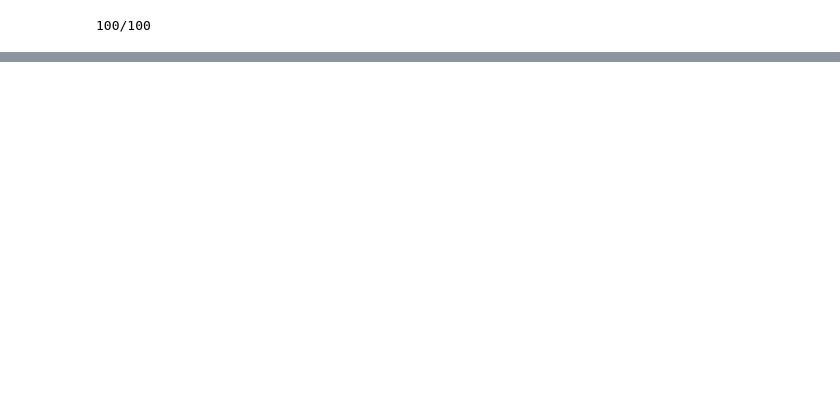
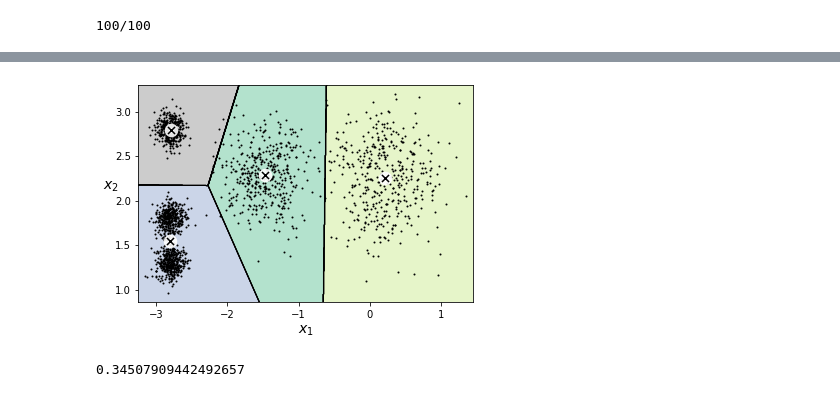
Before and after one commit to fanbyprinciple/hands_on_ml, a Jupyter notebook: chapter_8/Classification and clustering.ipynb, the cells around one changed output, grey strips where cells are left out. Saved outputs shown, nothing was run; the diff lists cells and outputs as text; code cells hidden in the pictures; blank space fills up the shorter version.

```diff
--- a/chapter_8/Classification and clustering.ipynb
+++ b/chapter_8/Classification and clustering.ipynb
@@ -516,0 +561,19 @@ plt.show()
+# %%
+plot_decision_boundaries(kmeans_per_k[4-1], X)
+plt.show()
+# %% [output]
+[figure, added]
+# %%
+# another way to evaluate k means is by looking at silhouettecoefficient
+# mean_sillhouette coefficient equal to (b-a)/max(a,b)
+# where a is the mean distance to other instance in same cluster and
+# b is the mean distance to instance of other clusters
+# it can vary between -1 and +1
+# +1 means it well within its own cluster
+# -1 means it is assigned to wrong cluster
+
+from sklearn.metrics import silhouette_score
+
+silhouette_score(X, kmeans.labels_)
+# %% [output]
+0.34507909442492657
```
Also changed, not shown: parts of 55 cells of this notebook, 11 other files.
